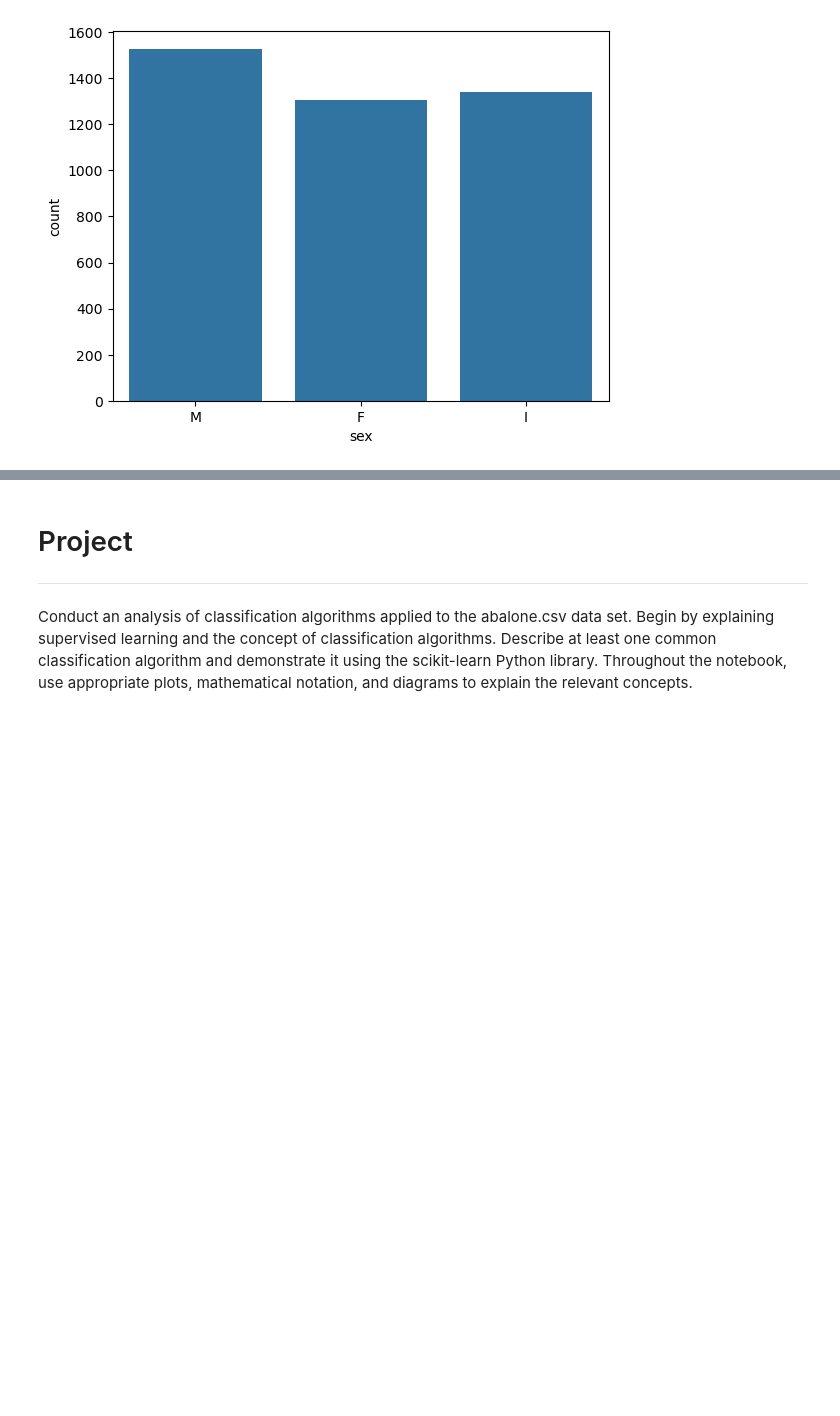
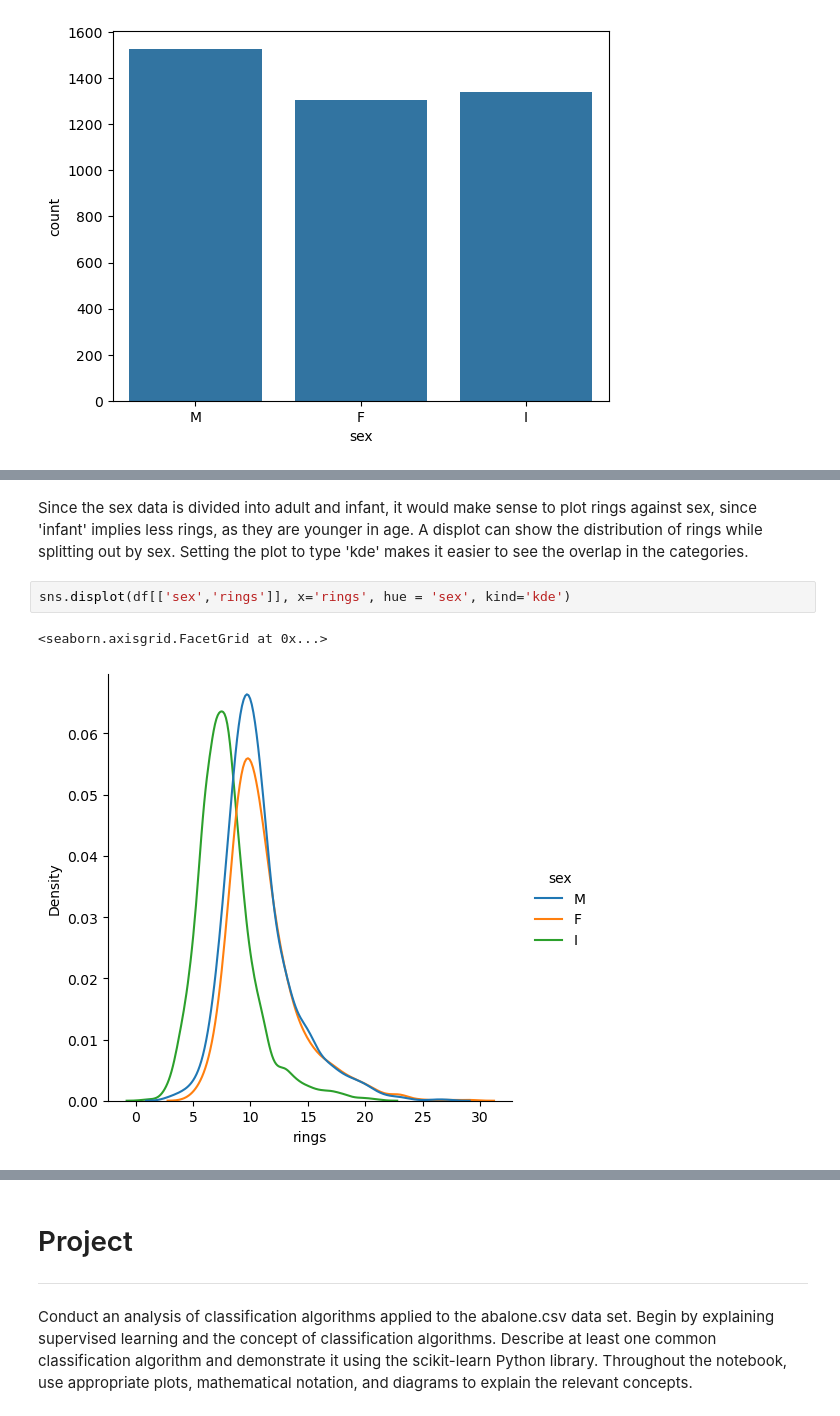
Before and after one commit to ByketPoe/efarrellMLAug2024, a Jupyter notebook: abalone.ipynb, the cells around one changed output, grey strips where cells are left out. Cells and saved outputs as stored; diff of their text form; blank space fills up the shorter version.

```diff
--- a/abalone.ipynb
+++ b/abalone.ipynb
@@ -161,0 +153,7 @@ sns.displot(lendf, x='length', hue = 'sex', element='step')
+# %% [markdown]
+Since the sex data is divided into adult and infant, it would make sense to plot rings against sex, since 'infant' implies less rings, as they are younger in age. A displot can show the distribution of rings while splitting out by sex. Setting the plot to type 'kde' makes it easier to see the overlap in the categories.
+# %%
+sns.displot(df[['sex','rings']], x='rings', hue = 'sex', kind='kde')
+# %% [output]
+<seaborn.axisgrid.FacetGrid at 0x...>
+[figure, added]
```
Also changed, not shown: parts of 49 cells of this notebook.
